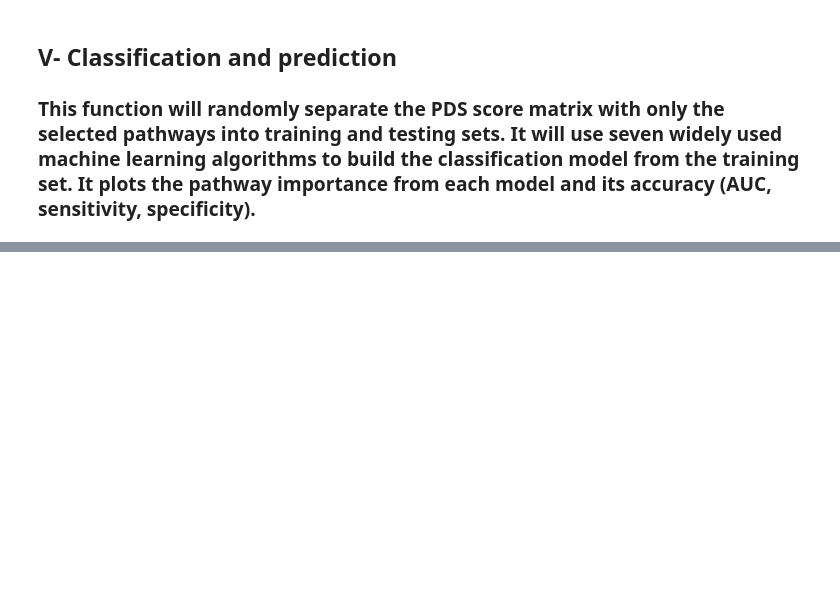
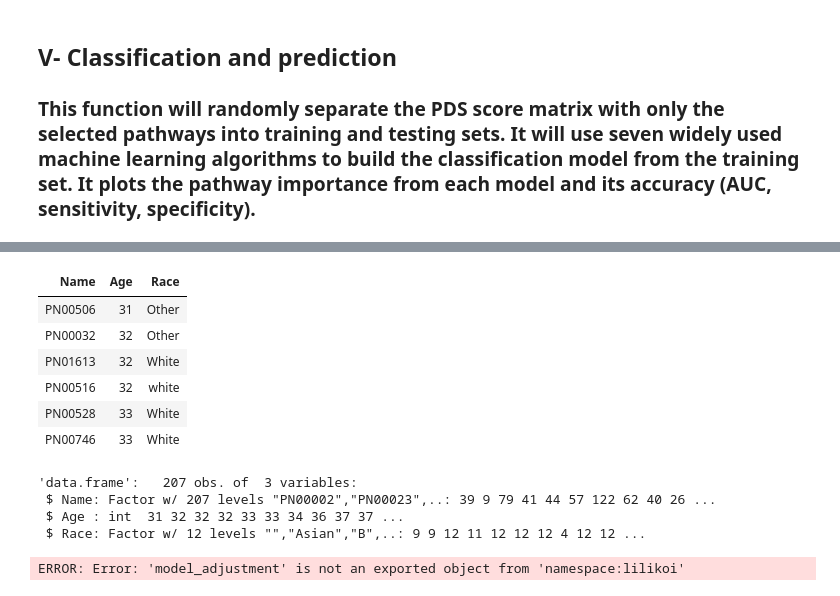
Before and after one commit to FADHLyemen/lilikoi_Fadhl, a Jupyter notebook: lilikoi_notebook_Plasma_BC.ipynb, the cells around one changed output, grey strips where cells are left out. Cells and saved outputs as stored; diff of their text form; code cells hidden in the pictures; blank space fills up the shorter version.

```diff
--- a/lilikoi_notebook_Plasma_BC.ipynb
+++ b/lilikoi_notebook_Plasma_BC.ipynb
@@ -143,0 +170,20 @@ machine_learning(PDSmatrix,selected_Pathways_Weka);
+# %%
+clinical_factors_data=read.csv(file=system.file("extdata", "plasma_breast_cancer_Meta.csv", package = "lilikoi"))
+head(clinical_factors_data)
+str(clinical_factors_data)
+# %% [output]
+| Name | Age | Race |
+| PN00506 | 31 | Other |
+| PN00032 | 32 | Other |
+| PN01613 | 32 | White |
+| PN00516 | 32 | white |
+| PN00528 | 33 | White |
+| PN00746 | 33 | White |
+'data.frame':   207 obs. of  3 variables:
+ $ Name: Factor w/ 207 levels "PN00002","PN00023",..: 39 9 79 41 44 57 122 62 40 26 ...
+ $ Age : int  31 32 32 32 33 33 34 36 37 37 ...
+ $ Race: Factor w/ 12 levels "","Asian","B",..: 9 9 12 11 12 12 12 4 12 12 ...
+# %%
+lilikoi::model_adjustment(result,PDSmatrix,selected_Pathways_Weka,clinical_factors_data,factors=c('Age','Race'))
+# %% [output]
+ERROR: Error: 'model_adjustment' is not an exported object from 'namespace:lilikoi'
```
Also changed, not shown: parts of 9 cells of this notebook, 22 other files.
